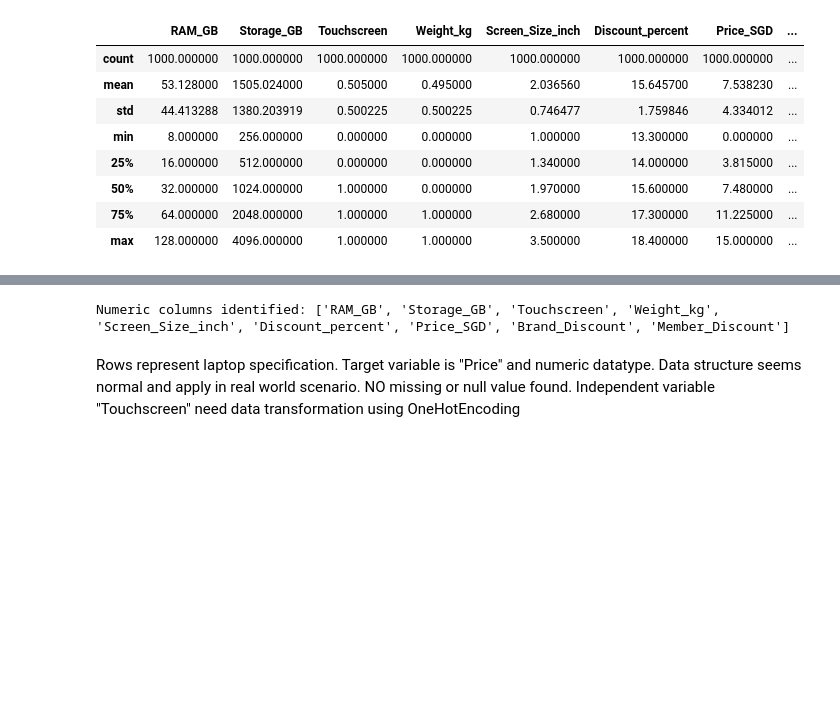
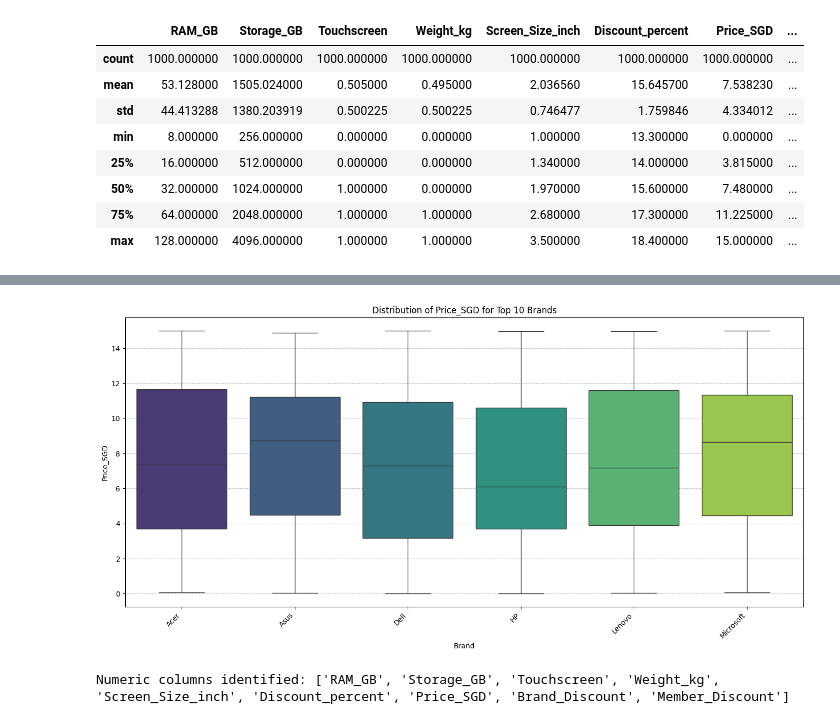
Before and after one commit to Jhonald73/TPproj_github, a Jupyter notebook: Main.ipynb, the cells around one changed output, grey strips where cells are left out. Saved outputs shown, nothing was run; the diff lists cells and outputs as text; code cells hidden in the pictures; blank space fills up the shorter version.

```diff
--- a/Main.ipynb
+++ b/Main.ipynb
@@ -127,7 +247,27 @@ print([Price_group])
+# %%
+import matplotlib.pyplot as plt
+import seaborn as sns
+
+# Identify top brands based on total Price_SGD
+top_brands = df.groupby('Brand')['Price_SGD'].sum().nlargest(10).index
+
+# Filter the DataFrame for these top brands
+df_top_brands = df[df['Brand'].isin(top_brands)]
+
+# Create a box plot to visualize the distribution of Price_SGD for top brands
+plt.figure(figsize=(14, 7))
+sns.boxplot(x='Brand', y='Price_SGD', data=df_top_brands, hue='Brand', palette='viridis', legend=False)
+plt.title('Distribution of Price_SGD for Top 10 Brands')
+plt.xlabel('Brand')
+plt.ylabel('Price_SGD')
+plt.xticks(rotation=45, ha='right')
+plt.grid(axis='y', linestyle='--', alpha=0.7)
+plt.tight_layout()
+plt.show()
+# %% [output]
+[figure, added]
 # %%
 numeric_cols = df.select_dtypes(include=np.number).columns.tolist()
 print("Numeric columns identified:", numeric_cols)
 # %% [output]
 Numeric columns identified: ['RAM_GB', 'Storage_GB', 'Touchscreen', 'Weight_kg', 'Screen_Size_inch', 'Discount_percent', 'Price_SGD', 'Brand_Discount', 'Member_Discount']
-# %% [markdown]
-Rows represent laptop specification. Target variable is "Price" and numeric datatype. Data structure seems normal and apply in real world scenario. NO missing or null value found. Independent variable "Touchscreen" need data transformation using OneHotEncoding
```
Also changed, not shown: parts of 37 cells of this notebook.
